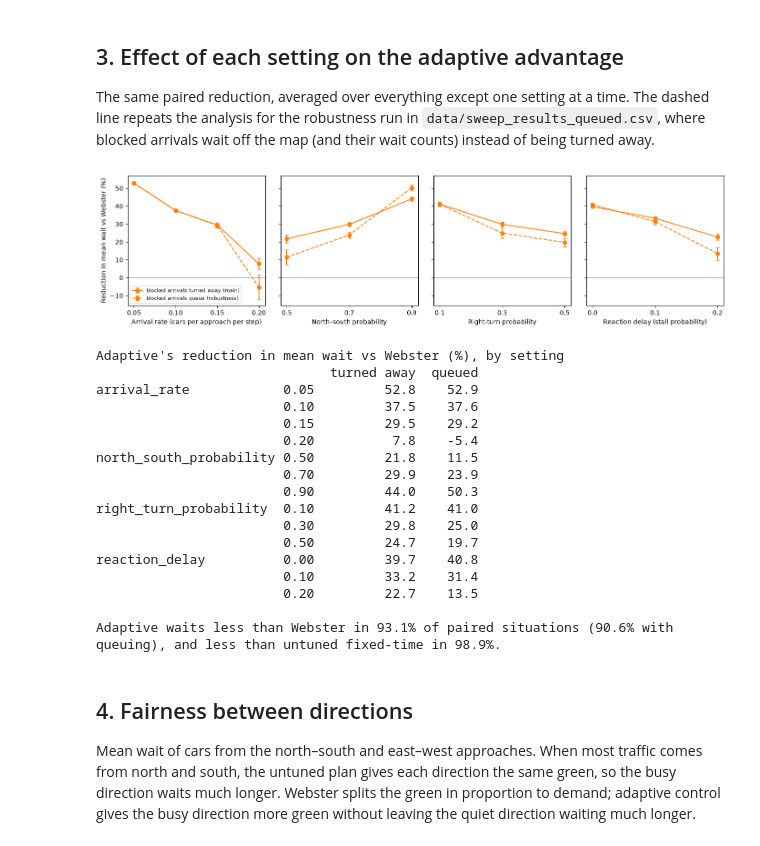
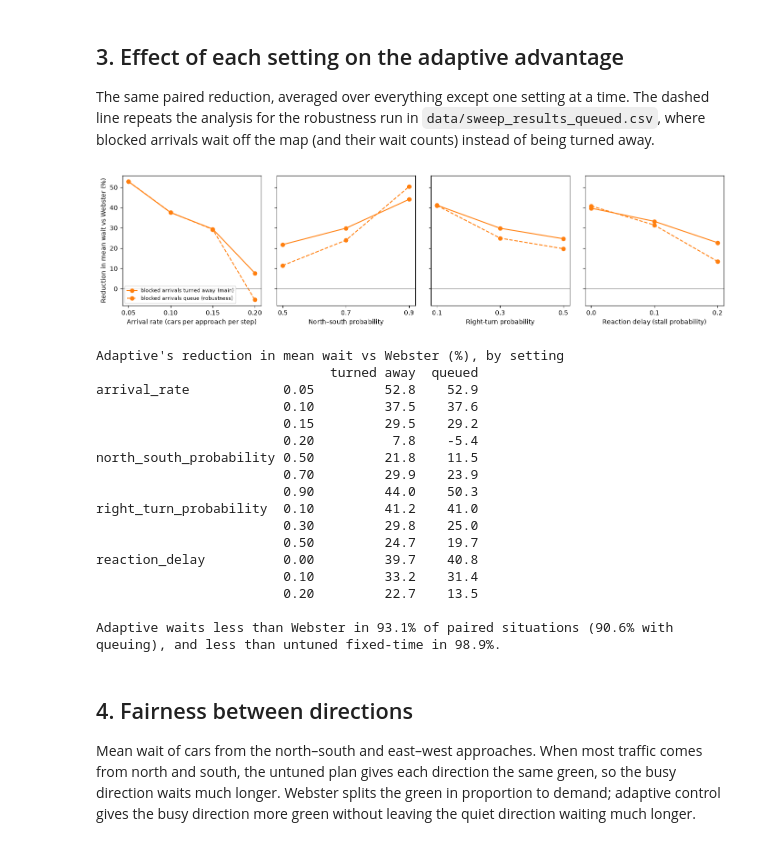
Before and after one commit to phattydumpling/CITS4403-Project, a Jupyter notebook: notebooks/Results/Main_Experiment.ipynb, the cells around one changed output. Drawn from its saved outputs; the diff is of its cells as text; code cells hidden in the pictures.

```diff
--- a/notebooks/Results/Main_Experiment.ipynb
+++ b/notebooks/Results/Main_Experiment.ipynb
@@ -61,11 +61,9 @@ def paired(df, factors=FACTORS):
     return wide
 
 
-def mean_and_ci(df, by, value):
-    # Mean of `value` for each level of `by`, with a 95% interval over the 10 seeds
-    # (each seed's runs are first averaged over the other settings).
-    per_seed = df.groupby([by, "seed"])[value].mean().groupby(by)
-    return per_seed.mean(), 1.96 * per_seed.std() / np.sqrt(per_seed.count())
+def mean_by(df, by, value):
+    # Mean of `value` for each level of `by`, over the seeds and all other settings.
+    return df.groupby(by)[value].mean()
 
 
 main = load("sweep_results.csv")
@@ -90,10 +88,10 @@ for col, p_ns in enumerate(ns_values):
     for controller in CONTROLLERS:
         runs = subset[subset["controller"] == controller]
         for row, value in enumerate(["mean_wait", "turned_away"]):
-            mean, ci = mean_and_ci(runs, "arrival_rate", value)
+            mean = mean_by(runs, "arrival_rate", value)
             scale = 100 if value == "turned_away" else 1
-            axes[row, col].errorbar(mean.index, scale * mean, yerr=scale * ci, marker="o", capsize=3,
-                                    color=COLOURS[controller], label=LABELS[controller])
+            axes[row, col].plot(mean.index, scale * mean, marker="o",
+                                color=COLOURS[controller], label=LABELS[controller])
     axes[0, col].set_title(f"North–south probability {p_ns}")
     axes[1, col].set_xticks(sorted(main["arrival_rate"].unique()))
     axes[1, col].set_xlabel("Arrival rate (cars per approach per step)")
@@ -145,33 +143,32 @@ time. The dashed line repeats the analysis for the robustness run in
 # %%
 queued = load("sweep_results_queued.csv")
 queued_pairs = paired(queued)
 
 fig, axes = plt.subplots(1, len(FACTORS), figsize=(14, 3.6), sharey=True)
 for ax, factor in zip(axes, FACTORS):
     for data, style, label in [(pairs, "-", "blocked arrivals turned away (main)"),
                                (queued_pairs, "--", "blocked arrivals queue (robustness)")]:
-        mean, ci = mean_and_ci(data, factor, "vs_webster")
-        ax.errorbar(mean.index, mean, yerr=ci, marker="o", capsize=3, linestyle=style,
-                    color=COLOURS["adaptive"], label=label)
+        mean = mean_by(data, factor, "vs_webster")
+        ax.plot(mean.index, mean, marker="o", linestyle=style, color=COLOURS["adaptive"], label=label)
     ax.axhline(0, color="grey", linewidth=0.8)
     ax.set_xticks(sorted(pairs[factor].unique()))
     ax.set_xlabel(FACTOR_LABELS[factor])
 axes[0].set_ylabel("Reduction in mean wait vs Webster (%)")
 axes[0].legend(fontsize=8, loc="lower left")
 fig.tight_layout()
 fig.savefig(FIGURES / "advantage_by_setting.png", dpi=200)
 plt.show()
 
 summary = pd.concat({factor: pd.DataFrame({
     "turned away": pairs.groupby(factor)["vs_webster"].mean(),
     "queued": queued_pairs.groupby(factor)["vs_webster"].mean()}) for factor in FACTORS})
 print("Adaptive's reduction in mean wait vs Webster (%), by setting")
 print(summary.round(1))
 print(f"\nAdaptive waits less than Webster in {100 * (pairs['vs_webster'] > 0).mean():.1f}% of paired situations "
       f"({100 * (queued_pairs['vs_webster'] > 0).mean():.1f}% with queuing), "
       f"and less than untuned fixed-time in {100 * (pairs['vs_fixed'] > 0).mean():.1f}%.")
 # %% [output]
-[figure, old version]
+[figure, new version]
 Adaptive's reduction in mean wait vs Webster (%), by setting
                               turned away  queued
 arrival_rate            0.05         52.8    52.9
```
Also changed, not shown: parts of 3 cells of this notebook, 13 other files.
